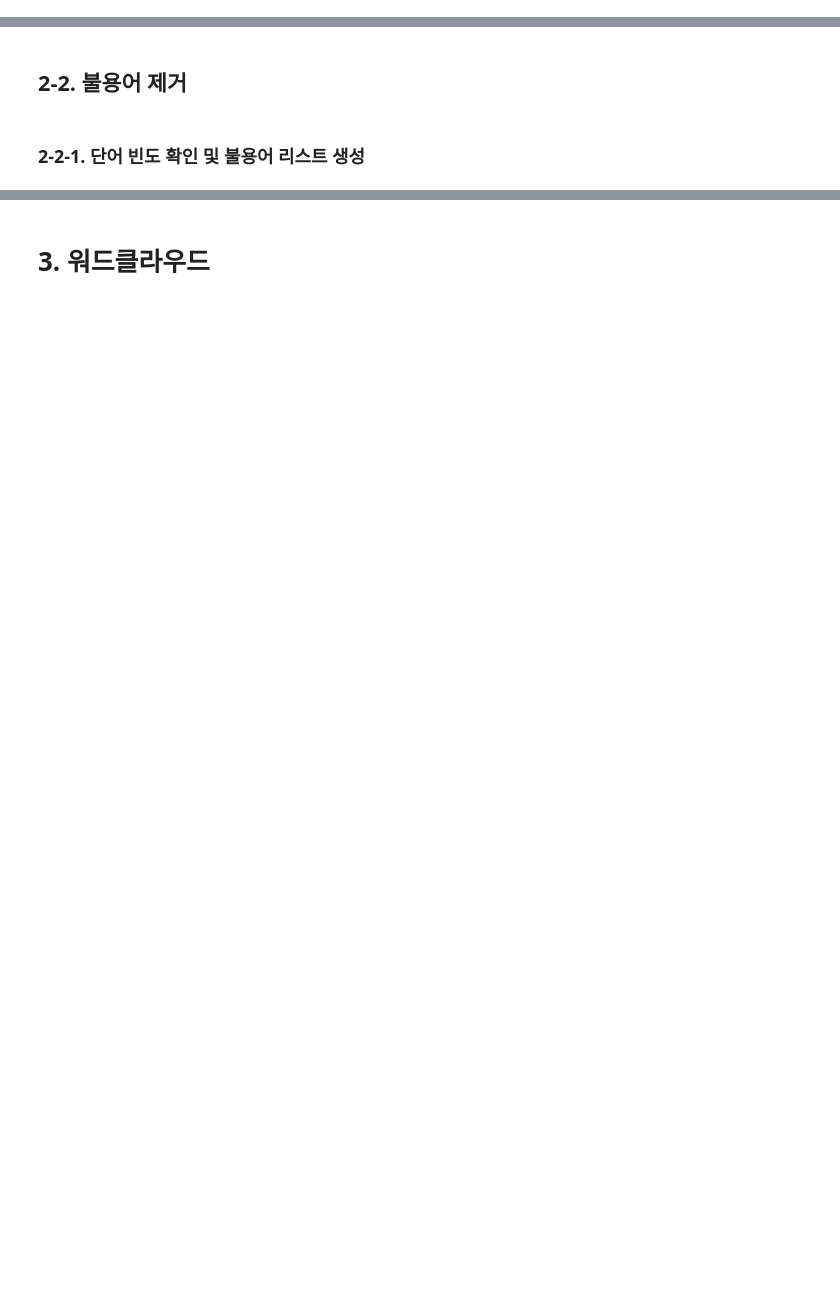
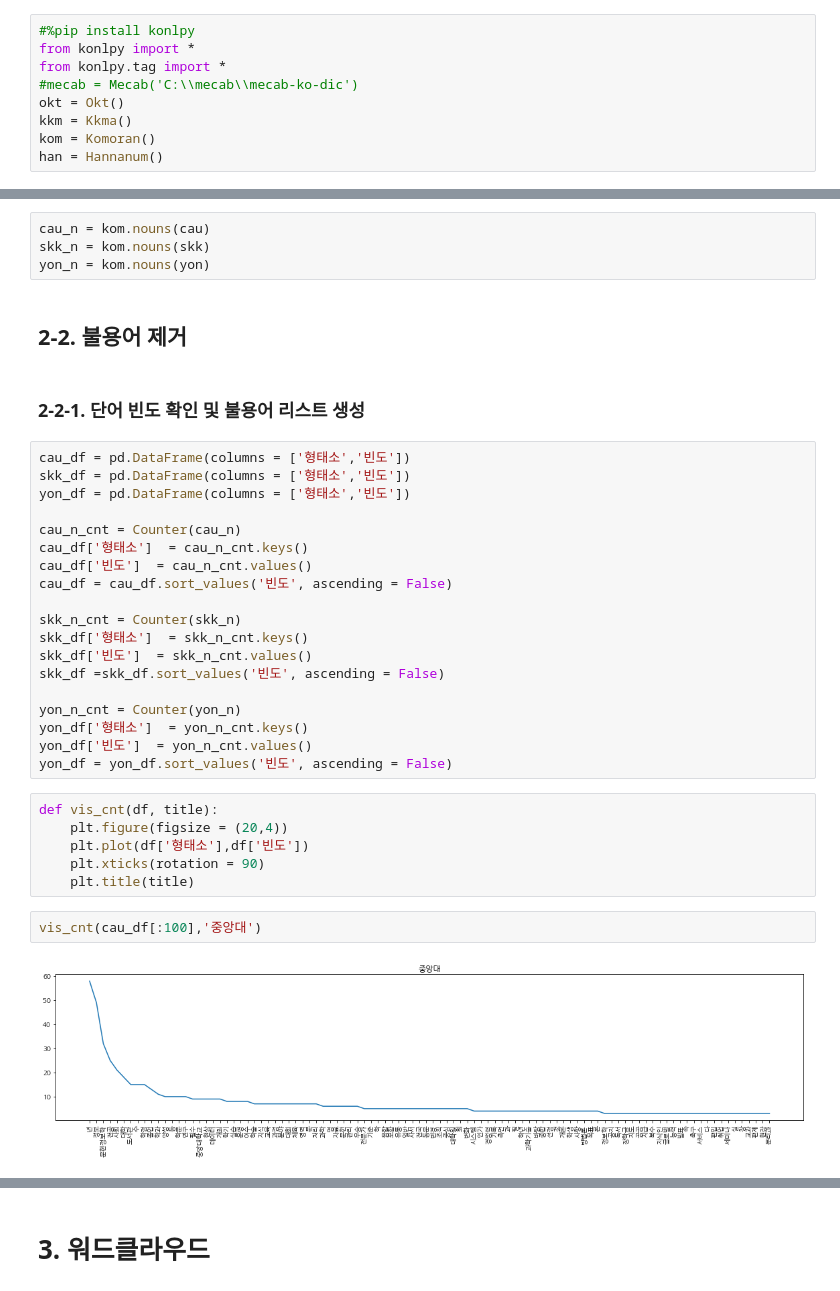
Before and after one commit to An-JIeun/portfolio, a Jupyter notebook: 텍스트마이닝_수업/assignment3.ipynb, the cells around one changed output, grey strips where cells are left out. Drawn from its saved outputs; the diff is of its cells as text; blank space fills up the shorter version.

```diff
--- a/텍스트마이닝_수업/assignment3.ipynb
+++ b/텍스트마이닝_수업/assignment3.ipynb
@@ -186,3 +204,12 @@ skk
 '   년\n월\n주영준 교수 부임\n년\n월\n글로벌 Data Science 프로그램 연수\n월\n연계전공 데이터사이언스학과 개설\n년\n월\n글로벌 Informatics 프로그램 연수 (미국 동부, Princeton Public Library Science, Industry and Business Library (SIBL), Cornell Univers ...
 # %% [markdown]
 # 2. 텍스트 전처리
+# %%
+#%pip install konlpy
+from konlpy import *
+from konlpy.tag import *
+#mecab = Mecab('C:\\mecab\\mecab-ko-dic')
+okt = Okt()
+kkm = Kkma()
+kom = Komoran()
+han = Hannanum()
@@ -195,6 +260,39 @@ yon = re.sub('[(-:*→•\n)]',' ',yon)
 # %% [markdown]
 ## 2-1. 토큰화 (명사 추출)
+# %%
+cau_n = kom.nouns(cau)
+skk_n = kom.nouns(skk)
+yon_n = kom.nouns(yon)
 # %% [markdown]
 ## 2-2. 불용어 제거
 # %% [markdown]
 ### 2-2-1. 단어 빈도 확인 및 불용어 리스트 생성
+# %%
+cau_df = pd.DataFrame(columns = ['형태소','빈도'])
+skk_df = pd.DataFrame(columns = ['형태소','빈도'])
+yon_df = pd.DataFrame(columns = ['형태소','빈도'])
+
+cau_n_cnt = Counter(cau_n)
+cau_df['형태소']  = cau_n_cnt.keys()
+cau_df['빈도']  = cau_n_cnt.values()
+cau_df = cau_df.sort_values('빈도', ascending = False)
+
+skk_n_cnt = Counter(skk_n)
+skk_df['형태소']  = skk_n_cnt.keys()
+skk_df['빈도']  = skk_n_cnt.values()
+skk_df =skk_df.sort_values('빈도', ascending = False)
+
+yon_n_cnt = Counter(yon_n)
+yon_df['형태소']  = yon_n_cnt.keys()
+yon_df['빈도']  = yon_n_cnt.values()
+yon_df = yon_df.sort_values('빈도', ascending = False)
+# %%
+def vis_cnt(df, title):
+    plt.figure(figsize = (20,4))
+    plt.plot(df['형태소'],df['빈도'])
+    plt.xticks(rotation = 90)
+    plt.title(title)
+# %%
+vis_cnt(cau_df[:100],'중앙대')
+# %% [output]
+[figure, added]
```
Also changed, not shown: parts of 17 cells of this notebook, 1 other file.
